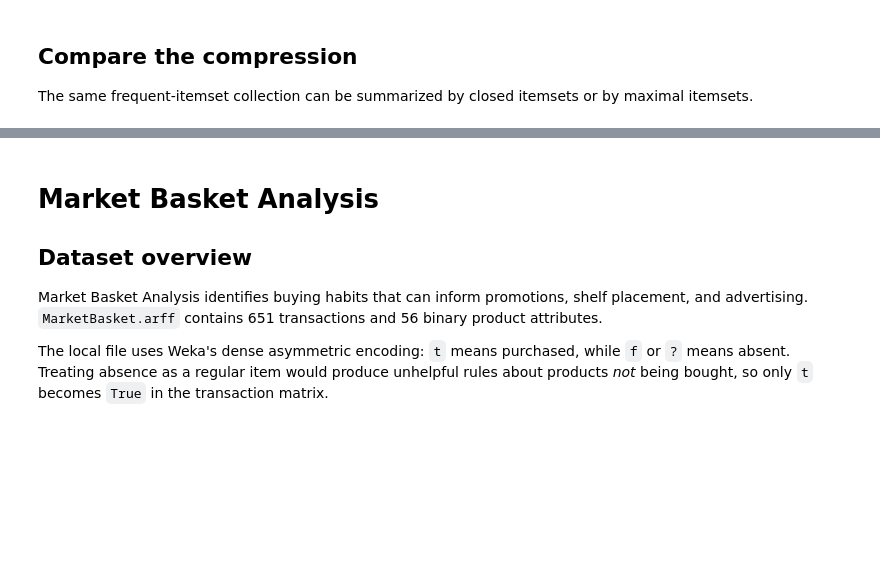
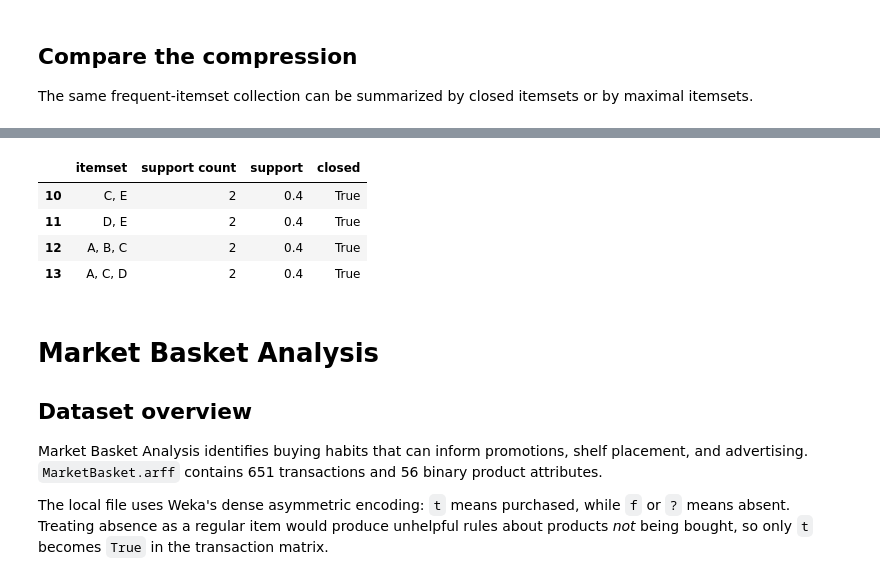
Before and after one commit to w4bo/AA2627-unibo-mldm, a Jupyter notebook: slides/lab-05-association.ipynb, the cells around one changed output, grey strips where cells are left out. Saved outputs shown, nothing was run; the diff lists cells and outputs as text; code cells hidden in the pictures; blank space fills up the shorter version.

```diff
--- a/slides/lab-05-association.ipynb
+++ b/slides/lab-05-association.ipynb
@@ -776,3 +825,11 @@ The maximal itemsets are all closed, but not every closed itemset is maximal. Fo
+# %%
+maximal_only[["itemset", "support count", "support", "closed"]]
+# %% [output]
+|  | itemset | support count | support | closed |
+| 10 | C, E | 2 | 0.4 | True |
+| 11 | D, E | 2 | 0.4 | True |
+| 12 | A, B, C | 2 | 0.4 | True |
+| 13 | A, C, D | 2 | 0.4 | True |
 # %% [markdown]
 # Market Basket Analysis
 
```
Also changed, not shown: parts of 23 cells of this notebook.
